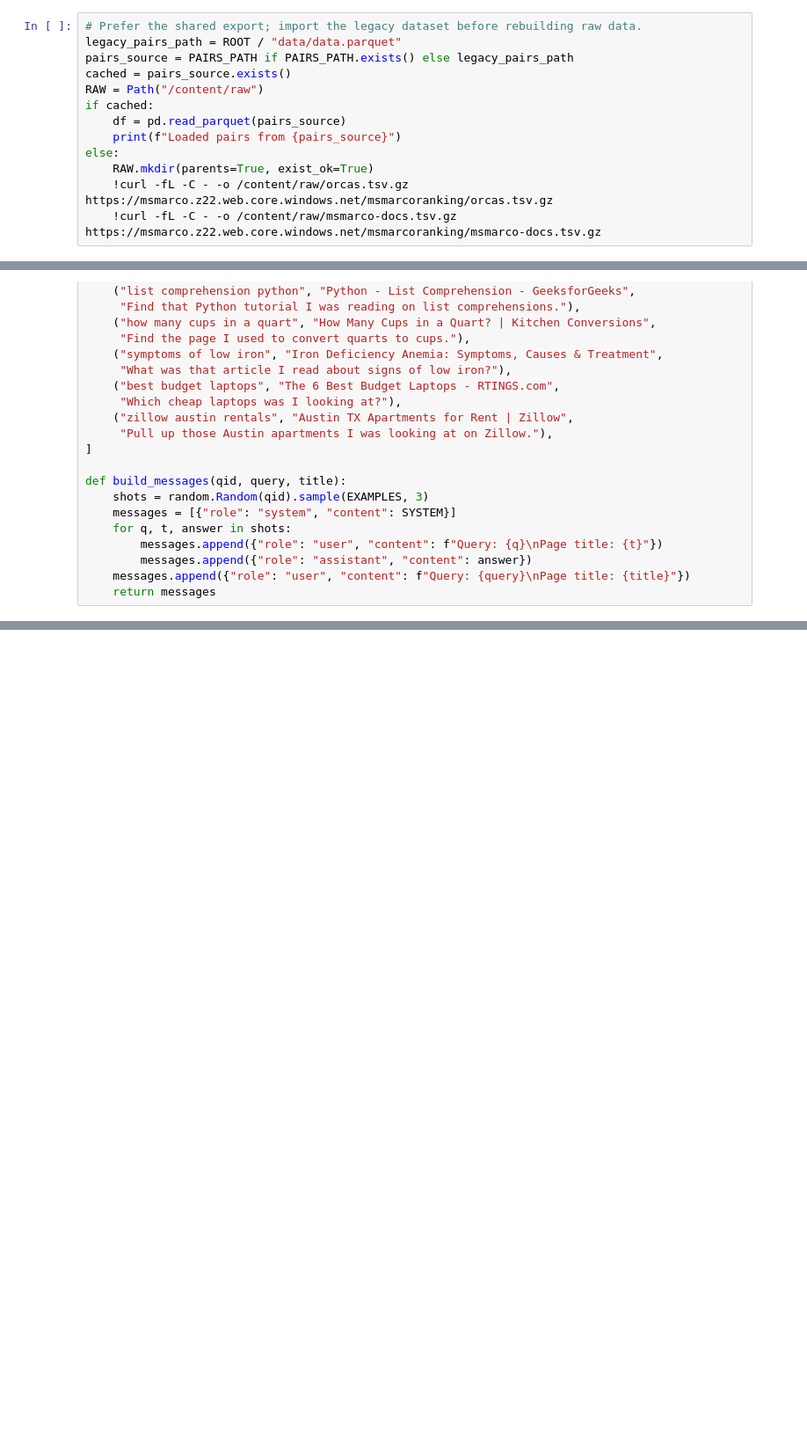
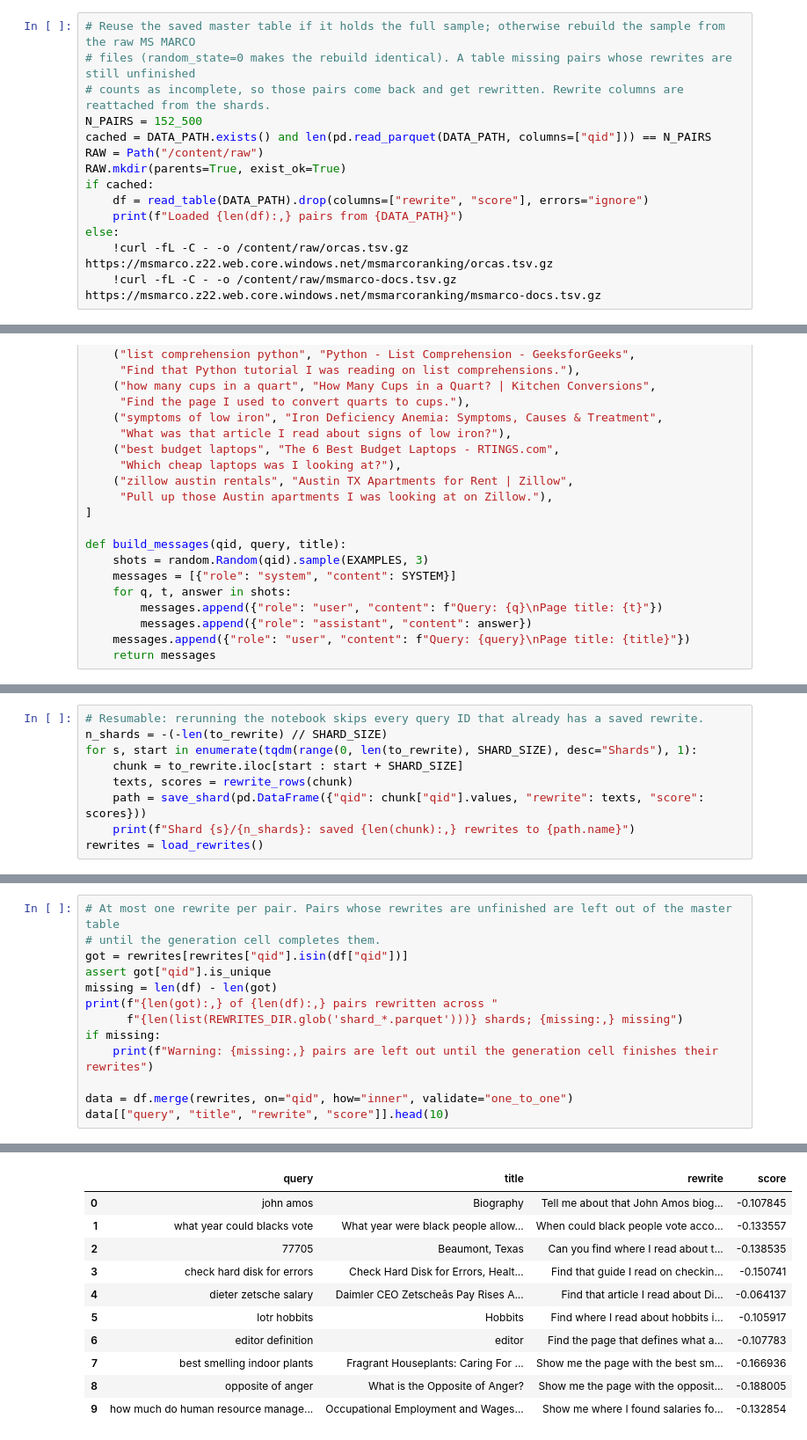
Before and after one commit to Adi-Ram123/Conversational-History-Retriever, a Jupyter notebook: notebooks/data.ipynb, the cells around one changed output, grey strips where cells are left out. Shown at 88% size. Drawn from its saved outputs; the diff is of its cells as text; blank space fills up the shorter version.

```diff
--- a/notebooks/data.ipynb
+++ b/notebooks/data.ipynb
@@ -78,13 +115,14 @@ print("Entry formatting checks passed")
 # %%
-# Prefer the shared export; import the legacy dataset before rebuilding raw data.
-legacy_pairs_path = ROOT / "data/data.parquet"
-pairs_source = PAIRS_PATH if PAIRS_PATH.exists() else legacy_pairs_path
-cached = pairs_source.exists()
+# Reuse the saved master table if it holds the full sample; otherwise rebuild the sample from the raw MS MARCO
+# files (random_state=0 makes the rebuild identical). A table missing pairs whose rewrites are still unfinished
+# counts as incomplete, so those pairs come back and get rewritten. Rewrite columns are reattached from the shards.
+N_PAIRS = 152_500
+cached = DATA_PATH.exists() and len(pd.read_parquet(DATA_PATH, columns=["qid"])) == N_PAIRS
 RAW = Path("/content/raw")
+RAW.mkdir(parents=True, exist_ok=True)
 if cached:
-    df = pd.read_parquet(pairs_source)
-    print(f"Loaded pairs from {pairs_source}")
+    df = read_table(DATA_PATH).drop(columns=["rewrite", "score"], errors="ignore")
+    print(f"Loaded {len(df):,} pairs from {DATA_PATH}")
 else:
-    RAW.mkdir(parents=True, exist_ok=True)
     !curl -fL -C - -o /content/raw/orcas.tsv.gz https://msmarco.z22.web.core.windows.net/msmarcoranking/orcas.tsv.gz
     !curl -fL -C - -o /content/raw/msmarco-docs.tsv.gz https://msmarco.z22.web.core.windows.net/msmarcoranking/msmarco-docs.tsv.gz
@@ -265,0 +431,9 @@ data.loc[data["rewrite"].notna(), ["query", "title", "rewrite", "score"]].head(1
+# %%
+# Resumable: rerunning the notebook skips every query ID that already has a saved rewrite.
+n_shards = -(-len(to_rewrite) // SHARD_SIZE)
+for s, start in enumerate(tqdm(range(0, len(to_rewrite), SHARD_SIZE), desc="Shards"), 1):
+    chunk = to_rewrite.iloc[start : start + SHARD_SIZE]
+    texts, scores = rewrite_rows(chunk)
+    path = save_shard(pd.DataFrame({"qid": chunk["qid"].values, "rewrite": texts, "score": scores}))
+    print(f"Shard {s}/{n_shards}: saved {len(chunk):,} rewrites to {path.name}")
+rewrites = load_rewrites()
@@ -265,0 +454,14 @@ data.loc[data["rewrite"].notna(), ["query", "title", "rewrite", "score"]].head(1
+# %%
+# At most one rewrite per pair. Pairs whose rewrites are unfinished are left out of the master table
+# until the generation cell completes them.
+got = rewrites[rewrites["qid"].isin(df["qid"])]
+assert got["qid"].is_unique
+missing = len(df) - len(got)
+print(f"{len(got):,} of {len(df):,} pairs rewritten across "
+      f"{len(list(REWRITES_DIR.glob('shard_*.parquet')))} shards; {missing:,} missing")
+if missing:
+    print(f"Warning: {missing:,} pairs are left out until the generation cell finishes their rewrites")
+
+data = df.merge(rewrites, on="qid", how="inner", validate="one_to_one")
+data[["query", "title", "rewrite", "score"]].head(10)
+# %% [output]
@@ -266 +470,12 @@ data.loc[data["rewrite"].notna(), ["query", "title", "rewrite", "score"]].head(1
+|  | query | title | rewrite | score |
+| 0 | john amos | Biography | Tell me about that John Amos biog... | -0.107845 |
+| 1 | what year could blacks vote | What year were black people allow... | When could black people vote acco... | -0.133557 |
+| 2 | 77705 | Beaumont, Texas | Can you find where I read about t... | -0.138535 |
+| 3 | check hard disk for errors | Check Hard Disk for Errors, Healt... | Find that guide I read on checkin... | -0.150741 |
+| 4 | dieter zetsche salary | Daimler CEO Zetscheâs Pay Rises A... | Find that article I read about Di... | -0.064137 |
+| 5 | lotr hobbits | Hobbits | Find where I read about hobbits i... | -0.105917 |
+| 6 | editor definition | editor | Find the page that defines what a... | -0.107783 |
+| 7 | best smelling indoor plants | Fragrant Houseplants: Caring For ... | Show me the page with the best sm... | -0.166936 |
+| 8 | opposite of anger | What is the Opposite of Anger? | Show me the page with the opposit... | -0.188005 |
+| 9 | how much do human resource manage... | Occupational Employment and Wages... | Show me where I found salaries fo... | -0.132854 |
 # %%
```
Also changed, not shown: parts of 30 cells of this notebook.
